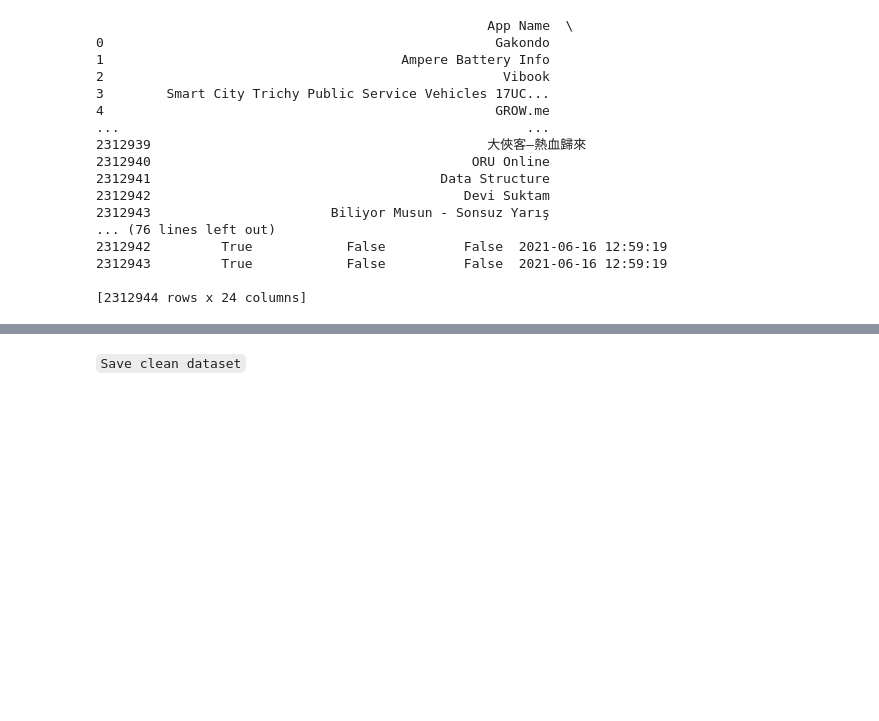
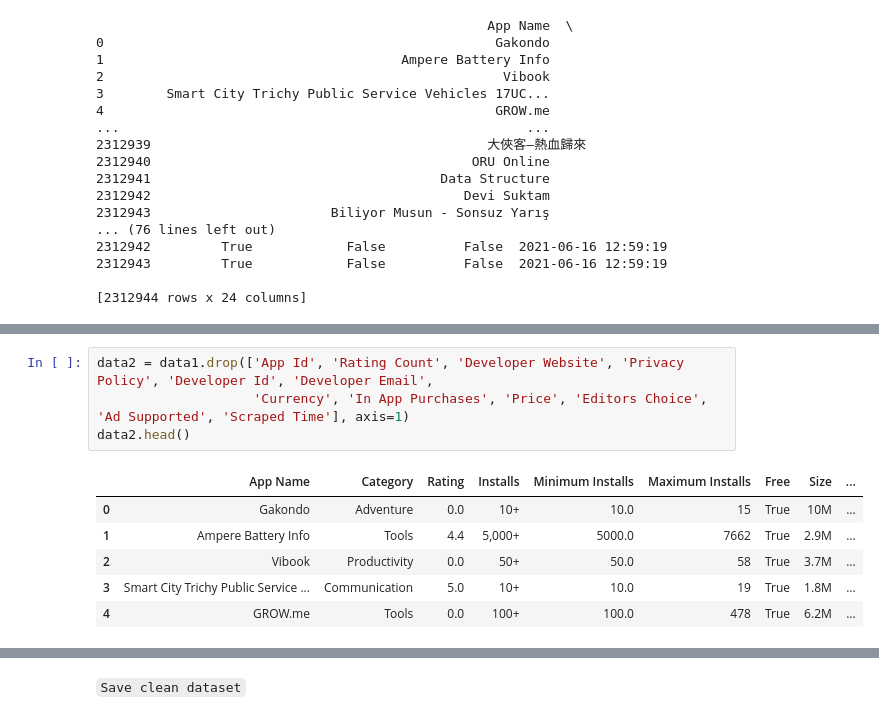
Before and after one commit to maria-clavijo/project_playstore_apps, a Jupyter notebook: notebooks/DataClean.ipynb, the cells around one changed output, grey strips where cells are left out. Saved outputs shown, nothing was run; the diff lists cells and outputs as text; blank space fills up the shorter version.

```diff
--- a/notebooks/DataClean.ipynb
+++ b/notebooks/DataClean.ipynb
@@ -113,0 +65,11 @@ El número máximo en la columna 'Installs' es: 10000000000
+# %%
+data2 = data1.drop(['App Id', 'Rating Count', 'Developer Website', 'Privacy Policy', 'Developer Id', 'Developer Email',
+                    'Currency', 'In App Purchases', 'Price', 'Editors Choice', 'Ad Supported', 'Scraped Time'], axis=1)
+data2.head()
+# %% [output]
+|  | App Name | Category | Rating | Installs | Minimum Installs | Maximum Installs | Free | Size | ... |
+| 0 | Gakondo | Adventure | 0.0 | 10+ | 10.0 | 15 | True | 10M | ... |
+| 1 | Ampere Battery Info | Tools | 4.4 | 5,000+ | 5000.0 | 7662 | True | 2.9M | ... |
+| 2 | Vibook | Productivity | 0.0 | 50+ | 50.0 | 58 | True | 3.7M | ... |
+| 3 | Smart City Trichy Public Service ... | Communication | 5.0 | 10+ | 10.0 | 19 | True | 1.8M | ... |
+| 4 | GROW.me | Tools | 0.0 | 100+ | 100.0 | 478 | True | 6.2M | ... |
```
Also changed, not shown: parts of 28 cells of this notebook.
